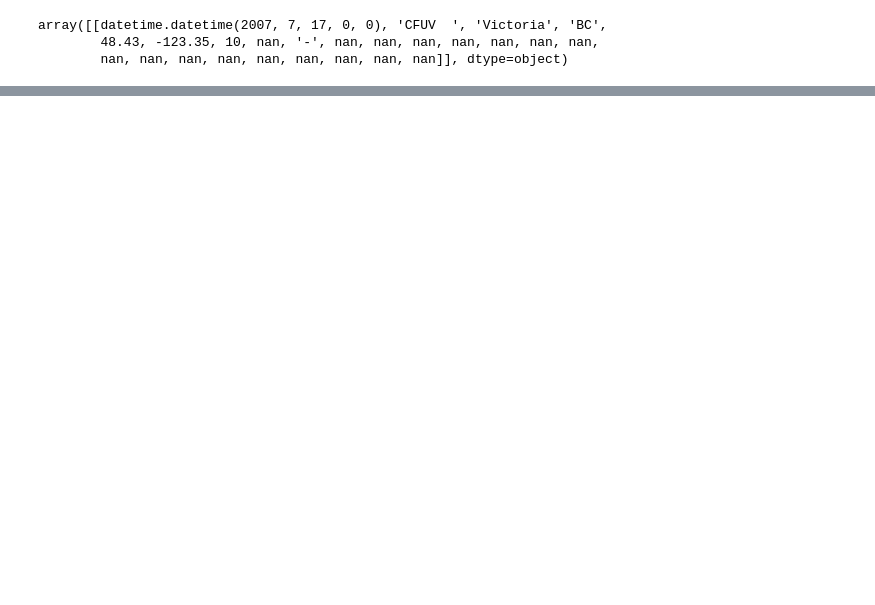
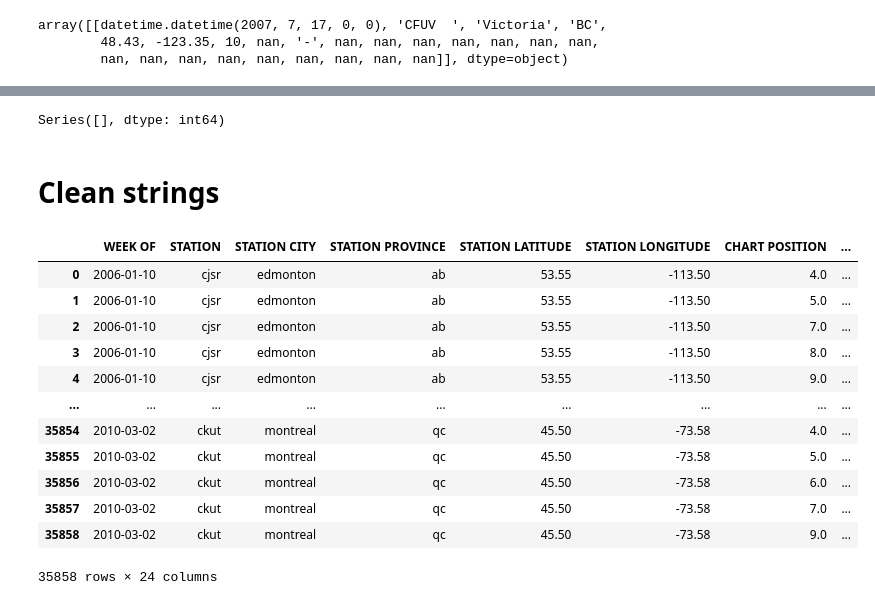
Before and after one commit to OwenBrush/canadian-hip-hop-radio-analysis, a Jupyter notebook: data_cleaning.ipynb, the cells around one changed output, grey strips where cells are left out. Drawn from its saved outputs; the diff is of its cells as text; code cells hidden in the pictures; blank space fills up the shorter version.

```diff
--- a/data_cleaning.ipynb
+++ b/data_cleaning.ipynb
@@ -174 +331,33 @@ Unable to account for null chart positions due to variation within a given week
+# %%
+def haversine(row:pd.Series) -> float:
+    X = [math.radians(row[0]), math.radians(row[1])]
+    Y = [math.radians(row[2]), math.radians(row[3])]
+    return (haversine_distances([X,Y]) * 6371)[0][1]
+# %%
+clean_df['KM DISTANCE (HOME - STATION)'] = clean_df[['STATION LATITUDE',
+                                                     'STATION LONGITUDE',
+                                                     'ARTIST HOME LATITUDE',
+                                                     'ARTIST HOME  LONGITUDE']
+                                                    ].apply(haversine, axis=1)
+# %%
+clean_df.isna().sum()[clean_df.isna().sum() > 0]
+# %% [output]
+Series([], dtype: int64)
+# %% [markdown]
+# Clean strings
+# %%
+# Clean extra spaces from column names
+clean_df.columns = clean_df.columns.str.strip()
+clean_df.columns = clean_df.columns.str.replace('\s+', ' ', regex=True)
+# %%
+# Clean string values
+string_columns = clean_df.select_dtypes(exclude=[np.number, np.datetime64]).columns
+
+for column in string_columns:
+    cleaned = clean_df[column].astype(str)
+    cleaned = cleaned.str.strip()
+    cleaned = cleaned.str.replace('\s+', ' ', regex=True)
+    cleaned = cleaned.str.lower()
+
+    clean_df[column] = cleaned
 # %%
@@ -175,0 +365,16 @@ clean_df.to_csv('clean_data.csv', index=0)
+# %%
+clean_df
+# %% [output]
+|  | WEEK OF | STATION | STATION CITY | STATION PROVINCE | STATION LATITUDE | STATION LONGITUDE | CHART POSITION | ... |
+| 0 | 2006-01-10 | cjsr | edmonton | ab | 53.55 | -113.50 | 4.0 | ... |
+| 1 | 2006-01-10 | cjsr | edmonton | ab | 53.55 | -113.50 | 5.0 | ... |
+| 2 | 2006-01-10 | cjsr | edmonton | ab | 53.55 | -113.50 | 7.0 | ... |
+| 3 | 2006-01-10 | cjsr | edmonton | ab | 53.55 | -113.50 | 8.0 | ... |
+| 4 | 2006-01-10 | cjsr | edmonton | ab | 53.55 | -113.50 | 9.0 | ... |
+| ... | ... | ... | ... | ... | ... | ... | ... | ... |
+| 35854 | 2010-03-02 | ckut | montreal | qc | 45.50 | -73.58 | 4.0 | ... |
+| 35855 | 2010-03-02 | ckut | montreal | qc | 45.50 | -73.58 | 5.0 | ... |
+| 35856 | 2010-03-02 | ckut | montreal | qc | 45.50 | -73.58 | 6.0 | ... |
+| 35857 | 2010-03-02 | ckut | montreal | qc | 45.50 | -73.58 | 7.0 | ... |
+| 35858 | 2010-03-02 | ckut | montreal | qc | 45.50 | -73.58 | 9.0 | ... |
+35858 rows × 24 columns
```
Also changed, not shown: parts of 49 cells of this notebook, 2 other files.
